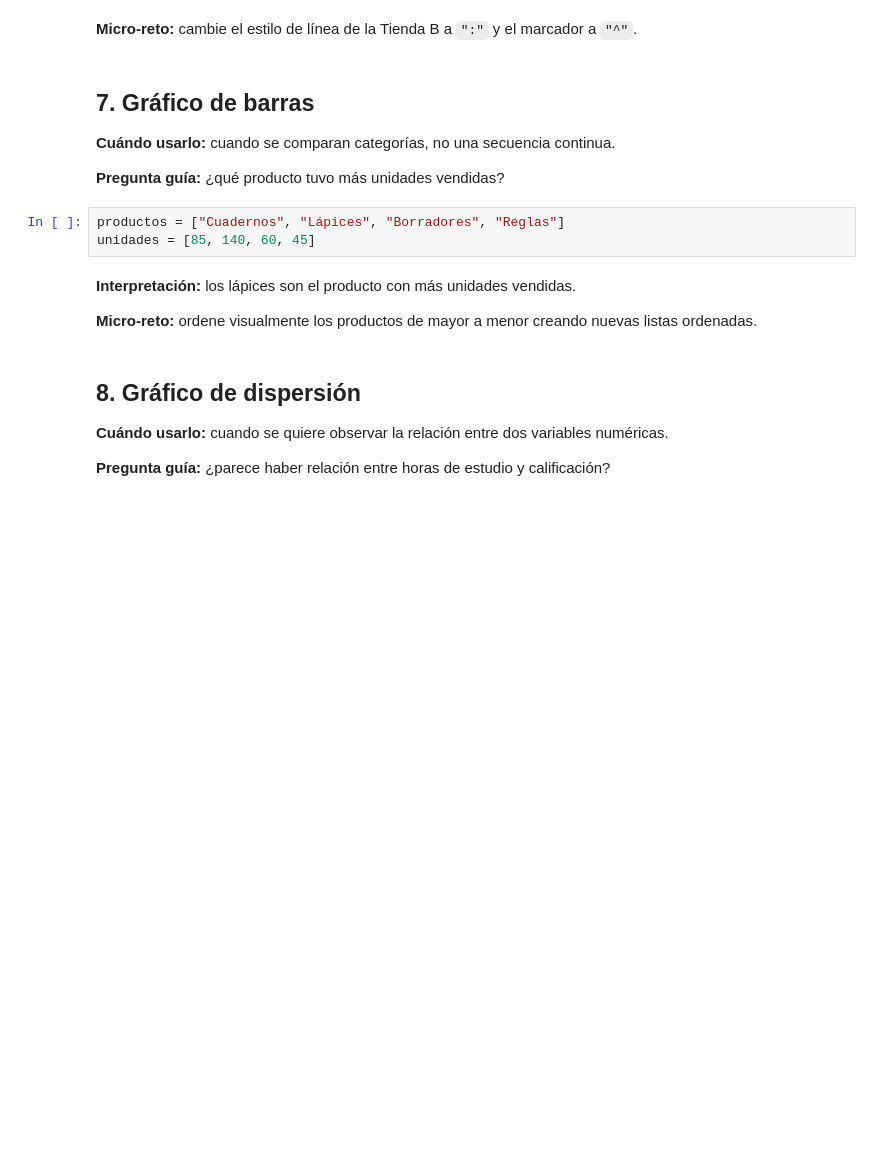
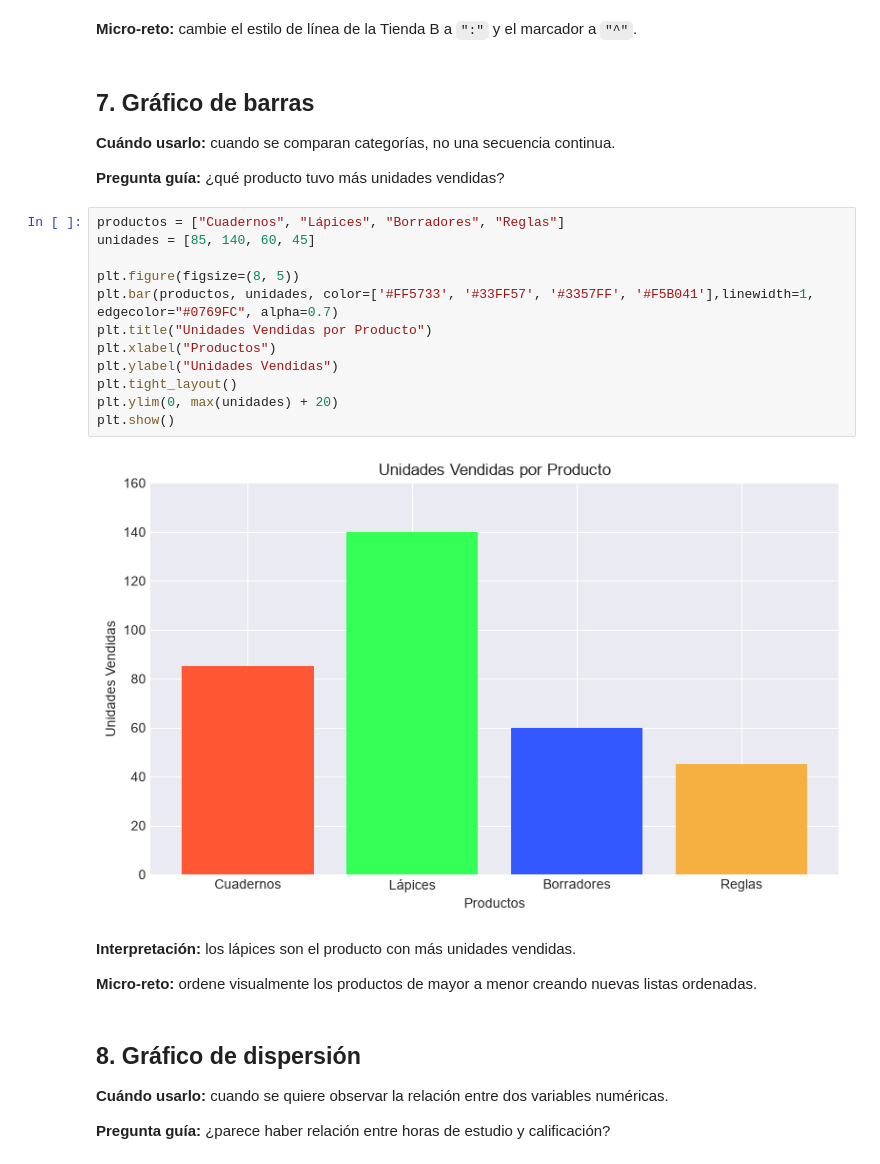
Before and after one commit to rmvargas79-beep/2026C2-G01-FUNDAMENTOS-DE-PYTHON, a Jupyter notebook: NOTEBOOKS/Clase 12/01 - Aprender Matplotlib.ipynb, the cells around one changed output. Drawn from its saved outputs; the diff is of its cells as text; blank space fills up the shorter version.

```diff
--- a/NOTEBOOKS/Clase 12/01 - Aprender Matplotlib.ipynb
+++ b/NOTEBOOKS/Clase 12/01 - Aprender Matplotlib.ipynb
@@ -202,9 +201,20 @@ ValueError: '---' is not a valid value for ls. Did you mean one of: '--', '-'?
 **Cuándo usarlo:** cuando se comparan categorías, no una secuencia continua.
 
 **Pregunta guía:** ¿qué producto tuvo más unidades vendidas?
-# %%
-productos = ["Cuadernos", "Lápices", "Borradores", "Reglas"]
-unidades = [85, 140, 60, 45]
+# %%
+productos = ["Cuadernos", "Lápices", "Borradores", "Reglas"]
+unidades = [85, 140, 60, 45]
+
+plt.figure(figsize=(8, 5))
+plt.bar(productos, unidades, color=['#FF5733', '#33FF57', '#3357FF', '#F5B041'],linewidth=1, edgecolor="#0769FC", alpha=0.7)
+plt.title("Unidades Vendidas por Producto")
+plt.xlabel("Productos")
+plt.ylabel("Unidades Vendidas")
+plt.tight_layout()
+plt.ylim(0, max(unidades) + 20)
+plt.show()
+# %% [output]
+[figure, added]
 # %% [markdown]
 **Interpretación:** los lápices son el producto con más unidades vendidas.
 
```
Also changed, not shown: parts of 1 cell of this notebook.
